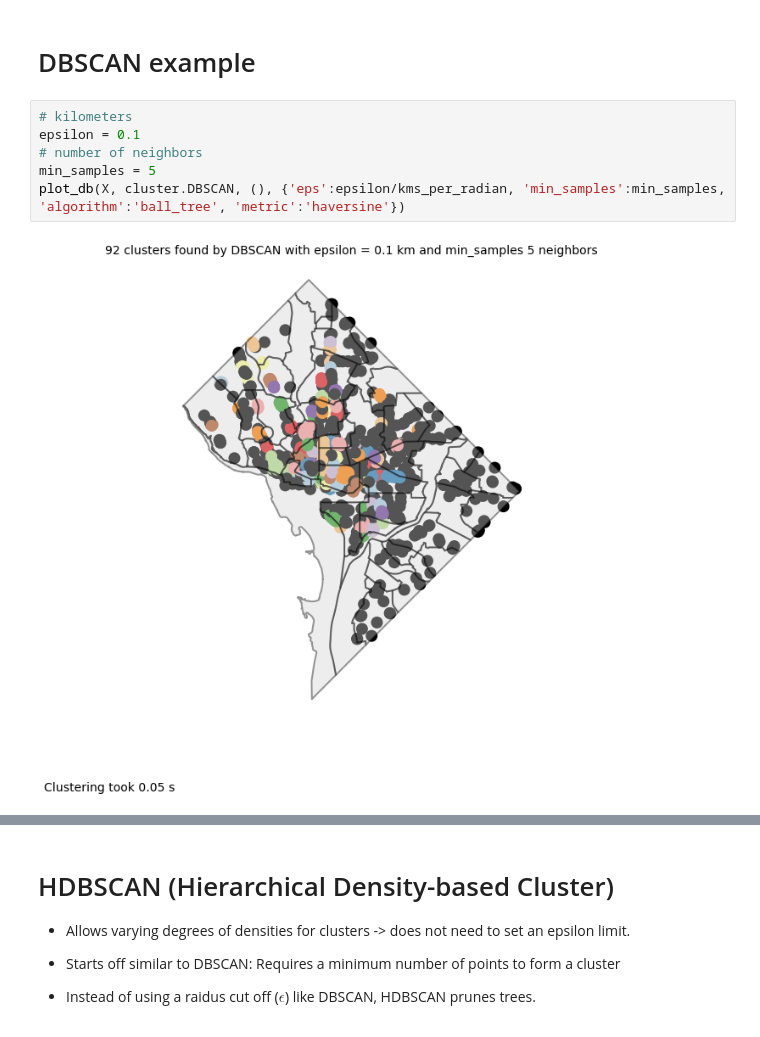
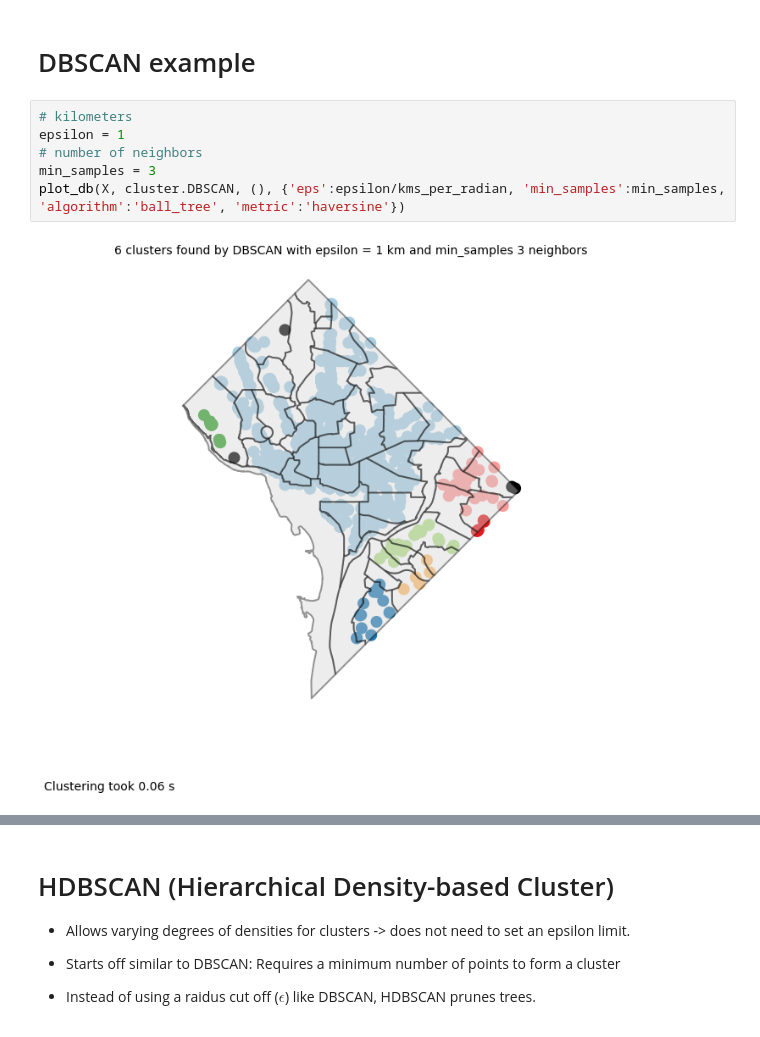
Before and after one commit to chav-ngvyen/unsupervised_machine_learning, a Jupyter notebook: Clustering_presentation/Density_clustering_presentation.ipynb, the cells around one changed output, grey strips where cells are left out. Drawn from its saved outputs; the diff is of its cells as text.

```diff
--- a/Clustering_presentation/Density_clustering_presentation.ipynb
+++ b/Clustering_presentation/Density_clustering_presentation.ipynb
@@ -256,9 +256,9 @@ def plot_db(data, algorithm, args, kwds):
 # DBSCAN example
 # %%
 # kilometers
-epsilon = 0.1
+epsilon = 1
 # number of neighbors
-min_samples = 5
+min_samples = 3
 plot_db(X, cluster.DBSCAN, (), {'eps':epsilon/kms_per_radian, 'min_samples':min_samples, 'algorithm':'ball_tree', 'metric':'haversine'})
 # %% [output]
-[figure, old version]
+[figure, new version]
```
Also changed, not shown: parts of 7 cells of this notebook.
